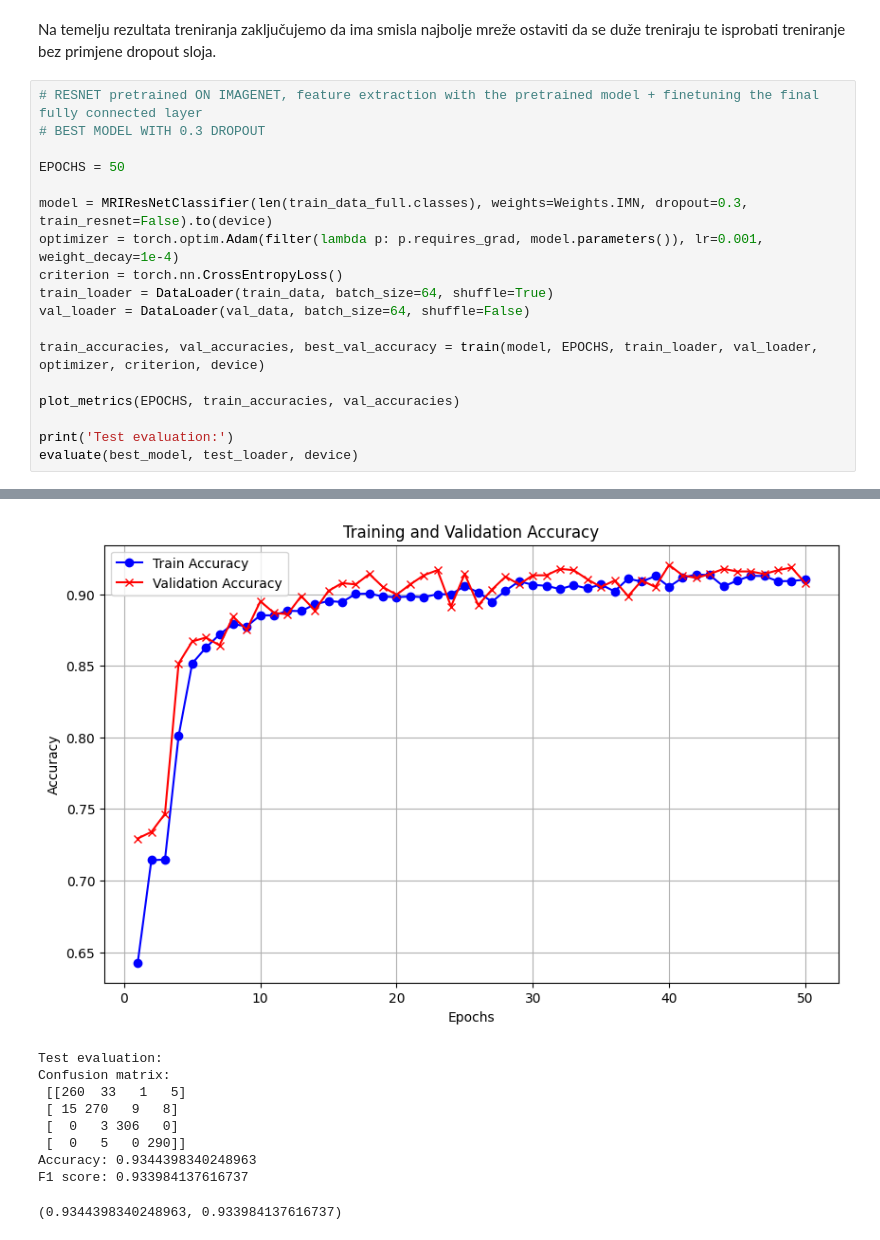
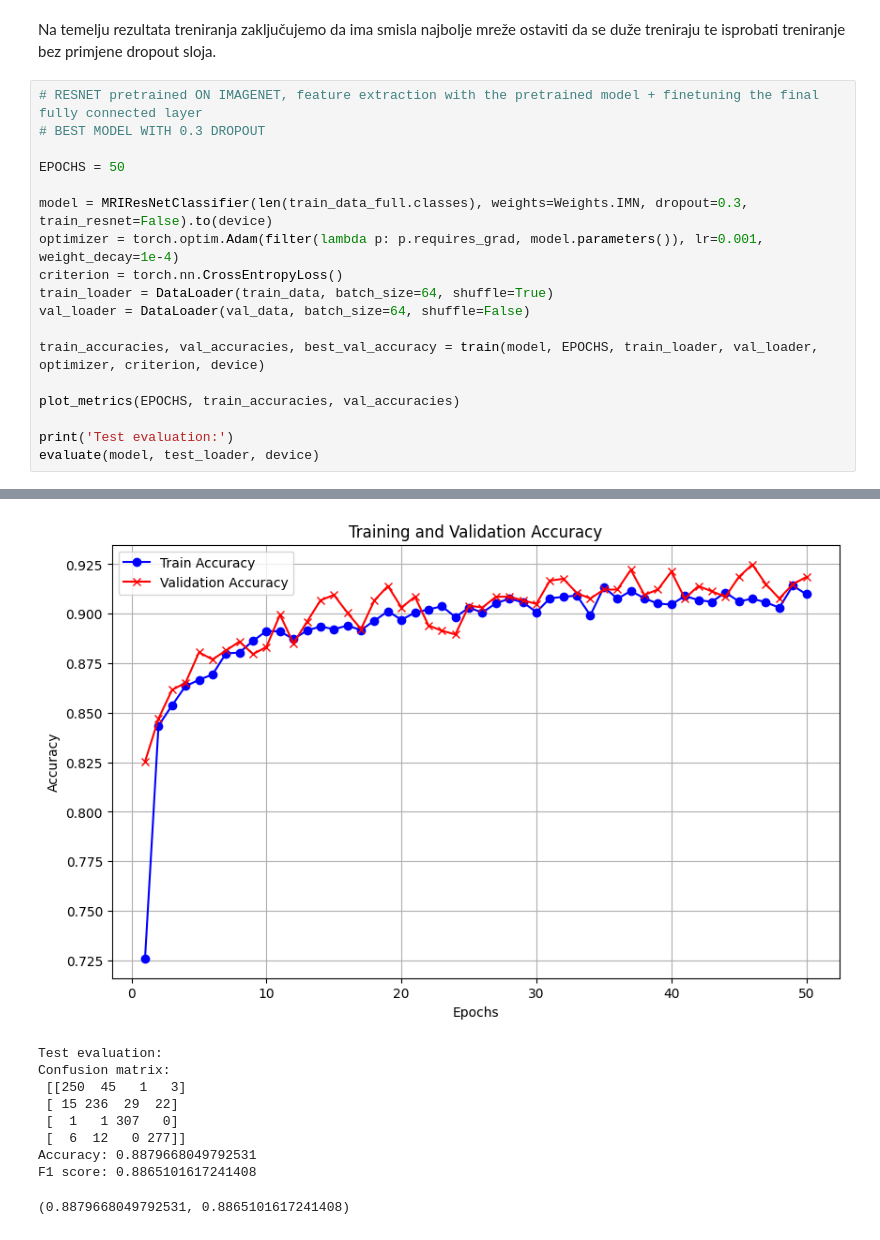
Before and after one commit to m-a-ri-t-a/brain-tumor-classification, a Jupyter notebook: main.ipynb, the cells around one changed output, grey strips where cells are left out. Saved outputs shown, nothing was run; the diff lists cells and outputs as text.

Commit message:
Trained models

```diff
--- a/main.ipynb
+++ b/main.ipynb
@@ -472,5 +472,5 @@ train_accuracies, val_accuracies, best_val_accuracy = train(model, EPOCHS, train
 plot_metrics(EPOCHS, train_accuracies, val_accuracies)
 
 print('Test evaluation:')
-evaluate(best_model, test_loader, device)
+evaluate(model, test_loader, device)
 # %% [output]
@@ -494,13 +494,13 @@ Epoch 50: Train Loss=0.8390, Train Acc=0.9101, Val Loss=0.8397, Val Acc=0.9077
-[figure, old version]
+[figure, new version]
 Test evaluation:
 Confusion matrix:
- [[260  33   1   5]
- [ 15 270   9   8]
- [  0   3 306   0]
- [  0   5   0 290]]
-Accuracy: 0.9344398340248963
-F1 score: 0.933984137616737
+ [[250  45   1   3]
+ [ 15 236  29  22]
+ [  1   1 307   0]
+ [  6  12   0 277]]
+Accuracy: 0.8879668049792531
+F1 score: 0.8865101617241408
-(0.9344398340248963, 0.933984137616737)
+(0.8879668049792531, 0.8865101617241408)
 # %%
 # RESNET pretrained ON IMAGENET, feature extraction with the pretrained model + finetuning the final fully connected layer
 # BEST MODEL WITHOUT DROPOUT
```
Also changed, not shown: parts of 8 cells of this notebook.
